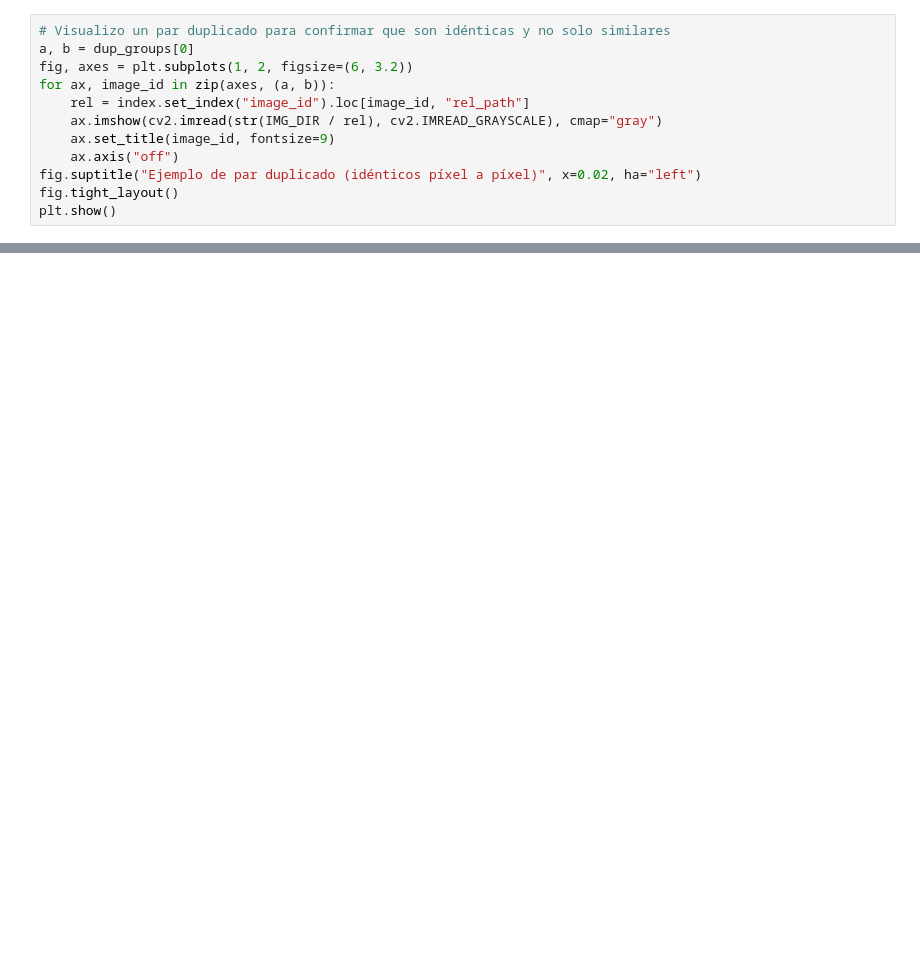
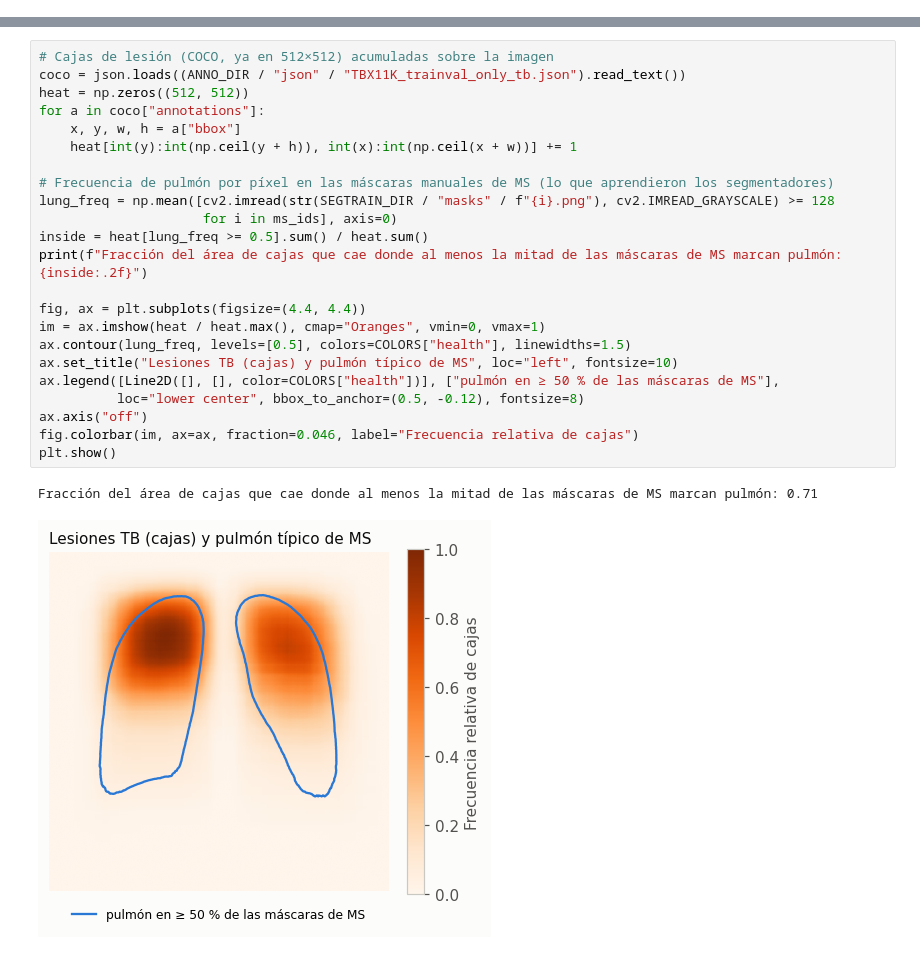
Before and after one commit to JulianCarvajal/tuberculosis-lung-segmentation, a Jupyter notebook: notebooks/01a_exploracion_tbx11k.ipynb, the cells around one changed output, grey strips where cells are left out. Saved outputs shown, nothing was run; the diff lists cells and outputs as text; blank space fills up the shorter version.

```diff
--- a/notebooks/01a_exploracion_tbx11k.ipynb
+++ b/notebooks/01a_exploracion_tbx11k.ipynb
@@ -523,12 +0,0 @@ Grupos repartidos entre train y val oficiales: 38
-# %%
-# Visualizo un par duplicado para confirmar que son idénticas y no solo similares
-a, b = dup_groups[0]
-fig, axes = plt.subplots(1, 2, figsize=(6, 3.2))
-for ax, image_id in zip(axes, (a, b)):
-    rel = index.set_index("image_id").loc[image_id, "rel_path"]
-    ax.imshow(cv2.imread(str(IMG_DIR / rel), cv2.IMREAD_GRAYSCALE), cmap="gray")
-    ax.set_title(image_id, fontsize=9)
-    ax.axis("off")
-fig.suptitle("Ejemplo de par duplicado (idénticos píxel a píxel)", x=0.02, ha="left")
-fig.tight_layout()
-plt.show()
@@ -569,0 +251,26 @@ Esta exploración establece las condiciones de partida del dataset y las decisio
+# %%
+# Cajas de lesión (COCO, ya en 512×512) acumuladas sobre la imagen
+coco = json.loads((ANNO_DIR / "json" / "TBX11K_trainval_only_tb.json").read_text())
+heat = np.zeros((512, 512))
+for a in coco["annotations"]:
+    x, y, w, h = a["bbox"]
+    heat[int(y):int(np.ceil(y + h)), int(x):int(np.ceil(x + w))] += 1
+
+# Frecuencia de pulmón por píxel en las máscaras manuales de MS (lo que aprendieron los segmentadores)
+lung_freq = np.mean([cv2.imread(str(SEGTRAIN_DIR / "masks" / f"{i}.png"), cv2.IMREAD_GRAYSCALE) >= 128
+                     for i in ms_ids], axis=0)
+inside = heat[lung_freq >= 0.5].sum() / heat.sum()
+print(f"Fracción del área de cajas que cae donde al menos la mitad de las máscaras de MS marcan pulmón: {inside:.2f}")
+
+fig, ax = plt.subplots(figsize=(4.4, 4.4))
+im = ax.imshow(heat / heat.max(), cmap="Oranges", vmin=0, vmax=1)
+ax.contour(lung_freq, levels=[0.5], colors=COLORS["health"], linewidths=1.5)
+ax.set_title("Lesiones TB (cajas) y pulmón típico de MS", loc="left", fontsize=10)
+ax.legend([Line2D([], [], color=COLORS["health"])], ["pulmón en ≥ 50 % de las máscaras de MS"],
+          loc="lower center", bbox_to_anchor=(0.5, -0.12), fontsize=8)
+ax.axis("off")
+fig.colorbar(im, ax=ax, fraction=0.046, label="Frecuencia relativa de cajas")
+plt.show()
+# %% [output]
+Fracción del área de cajas que cae donde al menos la mitad de las máscaras de MS marcan pulmón: 0.71
+[figure, added]
```
Also changed, not shown: parts of 63 cells of this notebook, 9 other files.
